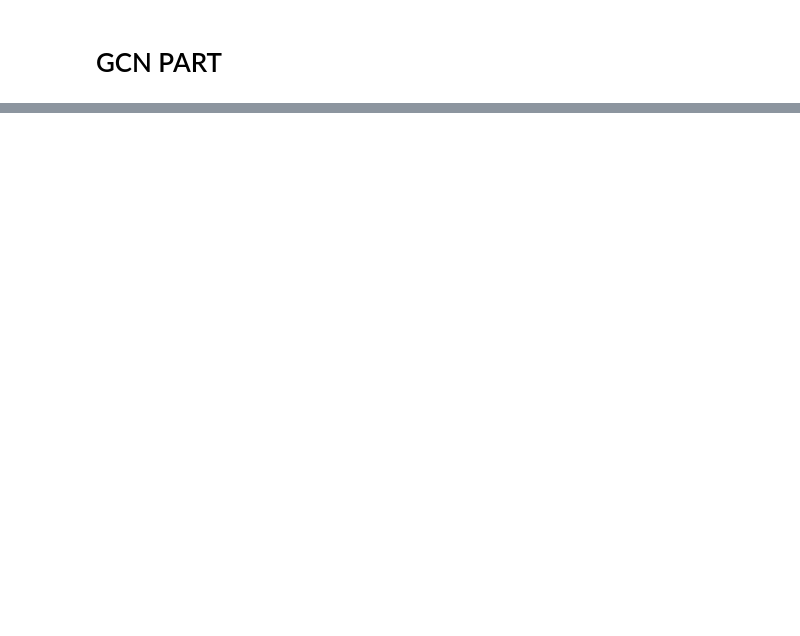
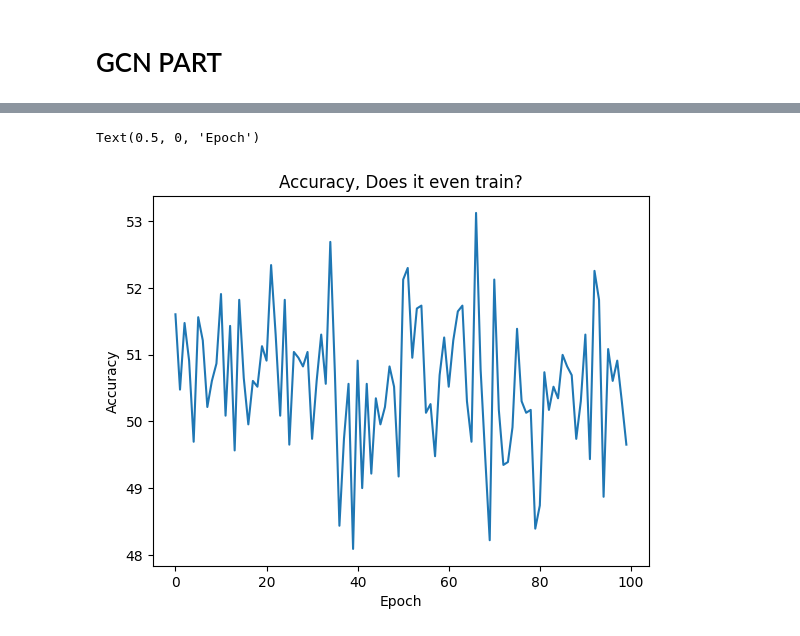
Before and after one commit to kaspargesII/AML_project_gnn, a Jupyter notebook: Load_Data_Philips_version.ipynb, the cells around one changed output, grey strips where cells are left out. Drawn from its saved outputs; the diff is of its cells as text; code cells hidden in the pictures; blank space fills up the shorter version.

```diff
--- a/Load_Data_Philips_version.ipynb
+++ b/Load_Data_Philips_version.ipynb
@@ -774,0 +244,30 @@ fig.show()
+# %%
+# Define the number of folds and batch size
+k_folds = 5
+batch_size = 32
+
+# Define the device (CPU or GPU)
+device = torch.device("cuda" if torch.cuda.is_available() else "cpu")
+
+# Initialize the k-fold cross validation
+kf = KFold(n_splits=k_folds, shuffle=True)
+
+# Loop through each fold
+for fold, (train_idx, test_idx) in enumerate(kf.split(eeg_DE_dataset)):
+    print(f"Fold {fold + 1}")
+    print("-------")
+    all_accs_train = []
+    # Define the data loaders for the current fold
+    train_loader = DataLoader(
+        dataset=eeg_DE_dataset,
+        batch_size=batch_size,
+        sampler=torch.utils.data.SubsetRandomSampler(train_idx),
+        collate_fn=custom_collate_fn
+    )
+
+    test_loader = DataLoader(
+        dataset=eeg_DE_dataset,
+        batch_size=batch_size,
+        sampler=torch.utils.data.SubsetRandomSampler(test_idx),
+        collate_fn=custom_collate_fn
+    )
@@ -774,0 +321,9 @@ fig.show()
+# %%
+import networkx as nx
+import torchvision
+
+
+DiG = nx.complete_graph(32)
+adj = nx.normalized_laplacian_matrix(DiG).toarray()
+adj = torch.tensor(adj)
+adj = adj.to(torch.float32)
@@ -774,0 +493,8 @@ fig.show()
+# %%
+plt.plot(accuracy_list)
+plt.title("Accuracy, Does it even train?")
+plt.ylabel("Accuracy")
+plt.xlabel("Epoch")
+# %% [output]
+Text(0.5, 0, 'Epoch')
+[figure, added]
```
Also changed, not shown: parts of 55 cells of this notebook.
